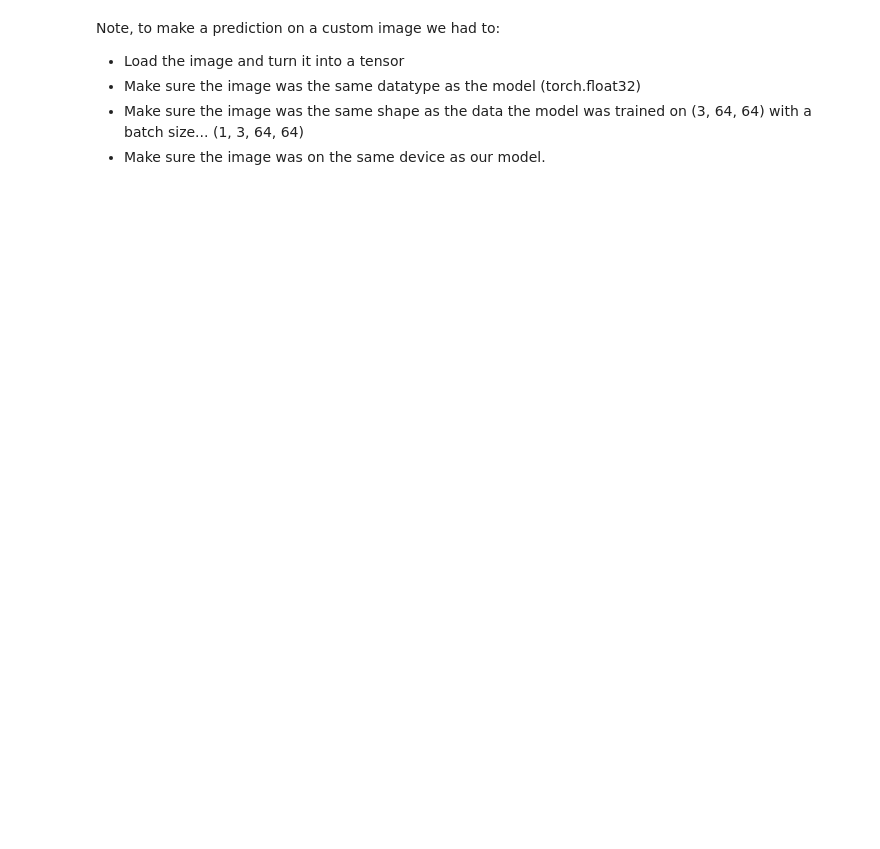
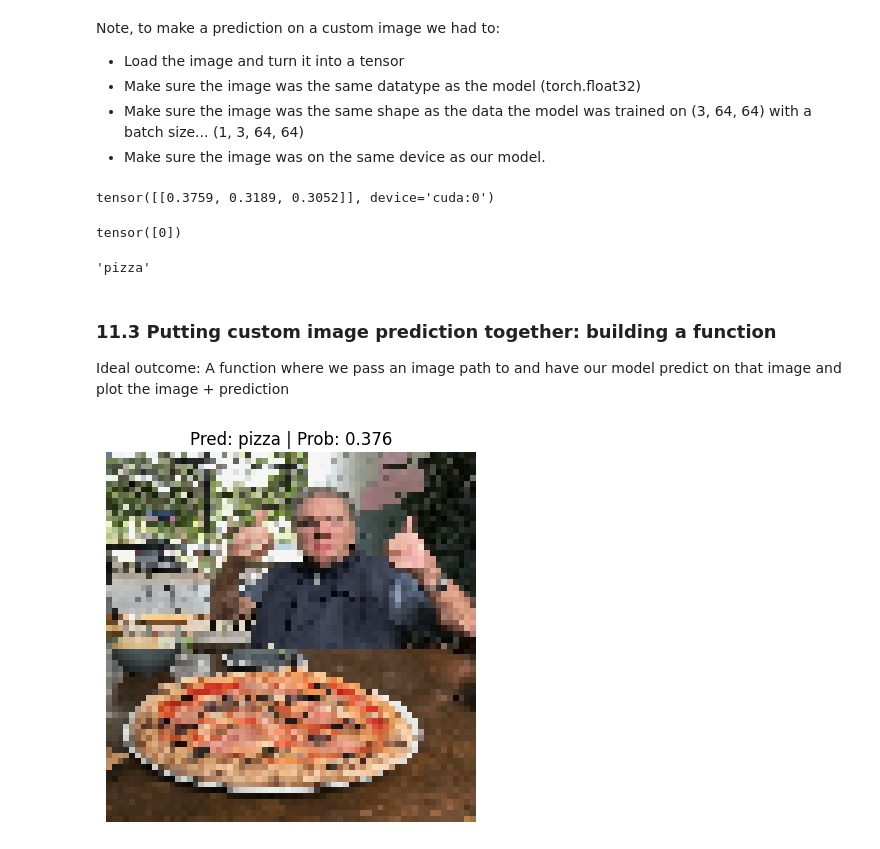
Before and after one commit to prathyushmadhu/Pytorch-essentials, a Jupyter notebook: 04_pytorch_custom_datasets.ipynb, the cells around one changed output. Cells and saved outputs as stored; diff of their text form; code cells hidden in the pictures; blank space fills up the shorter version.

```diff
--- a/04_pytorch_custom_datasets.ipynb
+++ b/04_pytorch_custom_datasets.ipynb
@@ -1445,3 +1450,22 @@ Note, to make a prediction on a custom image we had to:
 * Make sure the image was on the same device as our model.
 # %%
 # Convert logits -> prediction probabilities
+custom_image_pred_probs = torch.softmax(custom_image_pred, dim=1)
+custom_image_pred_probs
+# %% [output]
+tensor([[0.3759, 0.3189, 0.3052]], device='cuda:0')
+# %%
+# Convert prediction probabilities -> prediction labels
+custom_image_pred_label = torch.argmax(custom_image_pred_probs, dim=1).cpu()
+custom_image_pred_label
+# %% [output]
+tensor([0])
+# %%
+class_names[custom_image_pred_label]
+# %% [output]
+'pizza'
+# %% [markdown]
+### 11.3 Putting custom image prediction together: building a function
+
+Ideal outcome:
+A function where we pass an image path to and have our model predict on that image and plot the image + prediction
@@ -1447,0 +1516,9 @@ Note, to make a prediction on a custom image we had to:
+# %%
+# pred on our custom image
+pred_and_plot_image(model=model_1,
+                    image_path=custom_image_path,
+                    class_names=class_names,
+                    transform=custom_image_transform,
+                    device=device)
+# %% [output]
+[figure, added]
```
Also changed, not shown: parts of 16 cells of this notebook.
